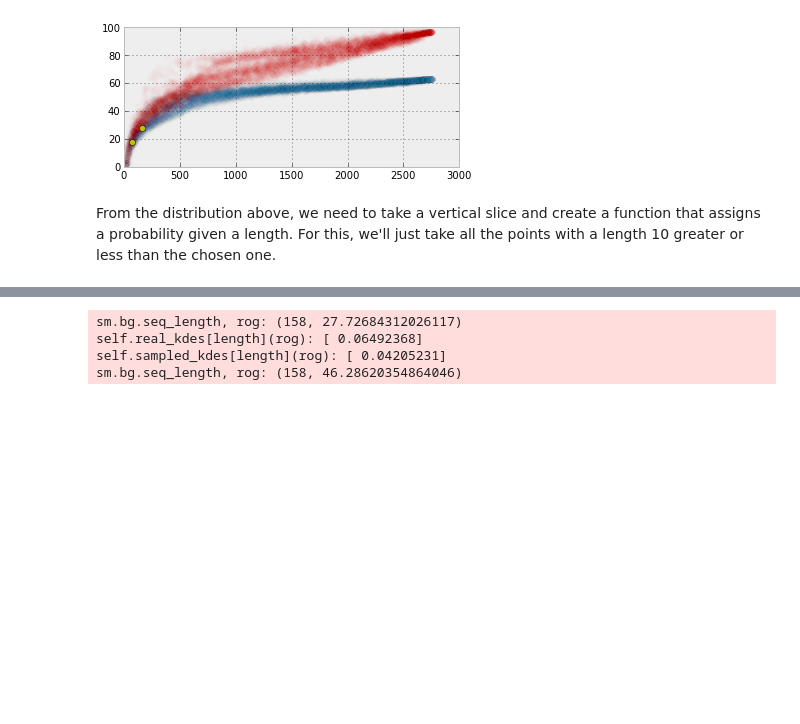
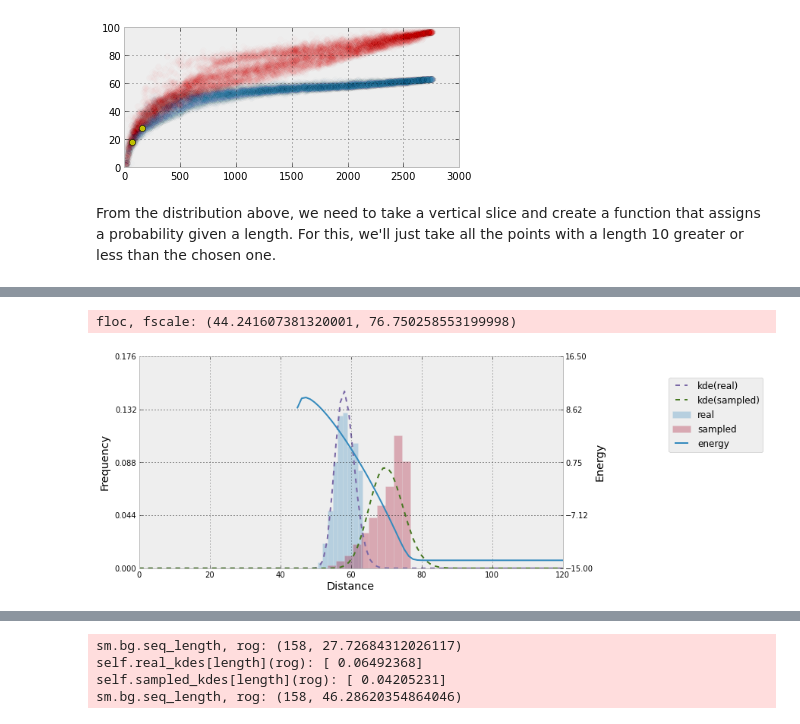
Before and after one commit to ViennaRNA/ernwin, a Jupyter notebook: ipy_notebook_ernwin.ipynb, the cells around one changed output, grey strips where cells are left out. Drawn from its saved outputs; the diff is of its cells as text; code cells hidden in the pictures; blank space fills up the shorter version.

```diff
--- a/ipy_notebook_ernwin.ipynb
+++ b/ipy_notebook_ernwin.ipynb
@@ -384,6 +372,12 @@ def length_and_rog_from_file(filename):
     cg = ftmc.CoarseGrainRNA(op.expanduser(filename))
 
     return length_and_rog(cg)
+# %%
+import numpy as np
+data = np.genfromtxt(op.expanduser('~/projects/ernwin/fess/stats/subgraph_radius_of_gyration.csv'), delimiter=' ')
+data1 = np.genfromtxt(op.expanduser('~/projects/ernwin/fess/stats/subgraph_radius_of_gyration_sampled.csv'), delimiter=' ')
+data2 = np.genfromtxt(op.expanduser('~/projects/ernwin/fess/stats/subgraph_radius_of_gyration_target.csv'), delimiter=' ')
+data3 = np.genfromtxt(op.expanduser('~/projects/ernwin/fess/stats/subgraph_radius_of_gyration_target1.csv'), delimiter=' ')
 # %%
 plot(data[:,0], data[:,1], 'o', alpha=0.01)
 plot(data1[:,0], data1[:,1], 'ro', alpha=0.01)
@@ -442,0 +438,6 @@ plot_probs(structs["1jj2"], pseudocount=.0001)
+# %%
+figsize(10, 5)
+plot_probs(structs["1jj2"], data, data2, pseudocount=.000001)
+# %% [output]
+floc, fscale: (44.241607381320001, 76.750258553199998)
+[figure, added]
```
Also changed, not shown: parts of 6 cells of this notebook.
